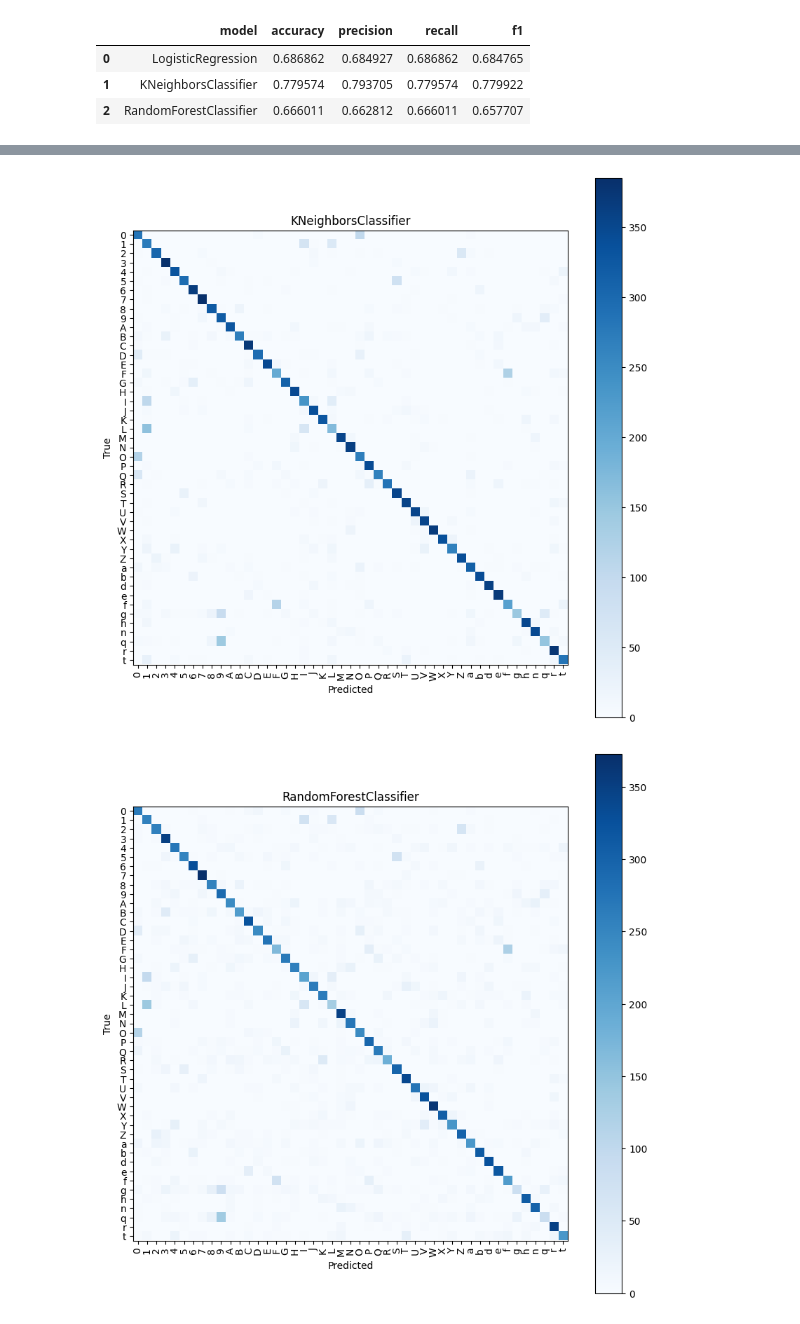
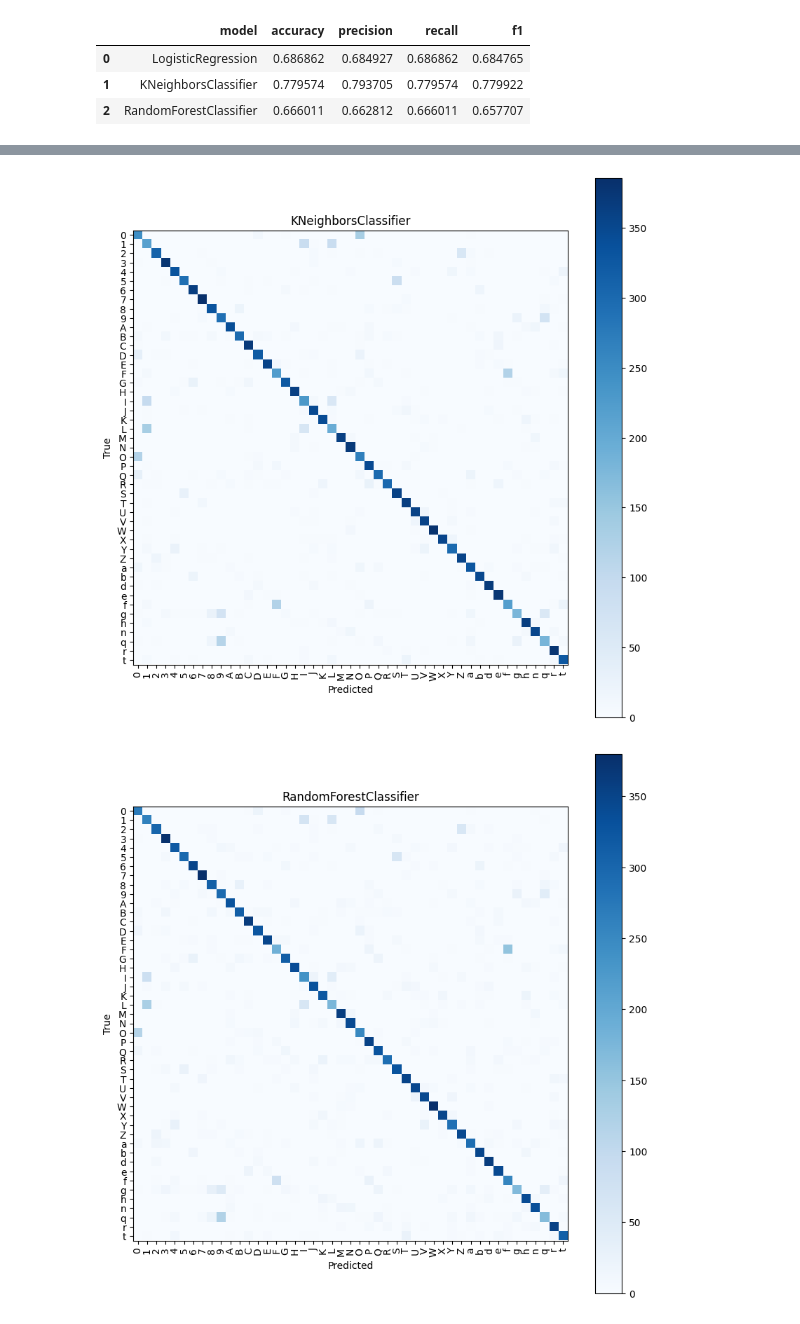
Before and after one commit to CrazyBitDev/ML-handwritten-characters-recognition, a Jupyter notebook: ingusciEMNISTBalanced.ipynb, the cells around one changed output, grey strips where cells are left out. Cells and saved outputs as stored; diff of their text form; code cells hidden in the pictures.

```diff
--- a/ingusciEMNISTBalanced.ipynb
+++ b/ingusciEMNISTBalanced.ipynb
@@ -267,0 +405,4 @@ with open('results.pkl', 'wb') as f:
+# %%
+# load the results from the file with pickle
+with open('gridsearch_full_results.pkl', 'rb') as f:
+    best_params = pkl.load(f)
@@ -271,20 +432,17 @@ We train the models using different numbers of components, and then we save the
 
 **WARNING: THIS CELL TAKES A LONG TIME TO RUN, SINCE IT TRAINS THE MODELS FOR ALL THE NUMBERS OF COMPONENTS. IT IS RECOMMENDED TO SKIP IT AND LOAD THE RESULTS FROM THE NEXT CELLS.**
 # %%
-## COMPUTATIONALLY EXPENSIVE
-## RUN THIS ONLY IF YOU HAVE TIME (MAY TAKE HOURS!)
-# you can also load the results from the file with pickle with the next cells
+results_components_10_100 = {}
+start = 100
+end = 101
+step = 2
 
-results_components_10_100 = {}
-start = 10
-end = 100
-
-if False:
+if True:
     # load the results from the file with pickle
     with open('results_components_10_100.pkl', 'rb') as f:
         results_components_10_100 = pkl.load(f)
 
-for n_component in tqdm(range(start, end)):
+for n_component in tqdm(range(start, end, step)):
 
     current_run = {}
 
@@ -293,9 +451,9 @@ for n_component in tqdm(range(start, end)):
 
     for model_obj in tqdm(
         [
-            LogisticRegression(max_iter=1000),
-            KNeighborsClassifier(n_neighbors=11),
-            RandomForestClassifier()
+            LogisticRegression(max_iter=1000, **best_params['LogisticRegression']['best_params']),
+            KNeighborsClassifier(**best_params['KNeighborsClassifier']['best_params']),
+            RandomForestClassifier(**best_params['RandomForestClassifier']['best_params'])
         ],
         leave=False,
         desc=f'PCA components: {n_component}'
@@ -321,6 +479,10 @@ for n_component in tqdm(range(start, end)):
 results = {}
 with open('results.pkl', 'rb') as f:
     results = pkl.load(f)
+# %%
+results_best_params = {}
+with open('results_best_params.pkl', 'rb') as f:
+    results_best_params = pkl.load(f)
 # %%
 results_components_10_100 = {}
 with open('results_components_10_100.pkl', 'rb') as f:
@@ -355,3 +517,17 @@ results_df
 | 0 | LogisticRegression | 0.686862 | 0.684927 | 0.686862 | 0.684765 |
 | 1 | KNeighborsClassifier | 0.779574 | 0.793705 | 0.779574 | 0.779922 |
 | 2 | RandomForestClassifier | 0.666011 | 0.662812 | 0.666011 | 0.657707 |
+# %%
+# final metrics
+results_df = pd.DataFrame(columns=['model', 'accuracy', 'precision', 'recall', 'f1'])
+for model, metrics in results_best_params.items():
+    row = pd.DataFrame({
+        'model': [model],
+        'accuracy': [metrics['metrics']['accuracy']],
+        'precision': [metrics['metrics']['precision']],
+        'recall': [metrics['metrics']['recall']],
+        'f1': [metrics['metrics']['f1']]
+    })
+    results_df = pd.concat([results_df, row], ignore_index=True)
+
+results_df
@@ -358,20 +539,20 @@ results_df
 # %%
 # the confusion matrix for each model
-for i, (model, metrics) in enumerate(results.items()):
+for i, (model, metrics) in enumerate(results_best_params.items()):
     cm = confusion_matrix(test_labels, metrics['predictions'])
     plt.figure(figsize=(10, 10))
     plt.imshow(cm, cmap='Blues')
     plt.title(model)
     plt.xlabel("Predicted")
     plt.ylabel("True")
     plt.xticks(range(len(labels)), labels['char'], rotation=90)
     plt.yticks(range(len(labels)), labels['char'])
     plt.colorbar()
     plt.show()
 # %% [output]
 [figure]
-[figure, old version]
+[figure, new version]
-[figure, old version]
+[figure, new version]
 # %%
 # plot for each metrics (accuracy, precision, recall, f1) by PCA components
 fig, ax = plt.subplots(4, 1, figsize=(15, 20))
```
Also changed, not shown: parts of 11 cells of this notebook, 4 other files.
